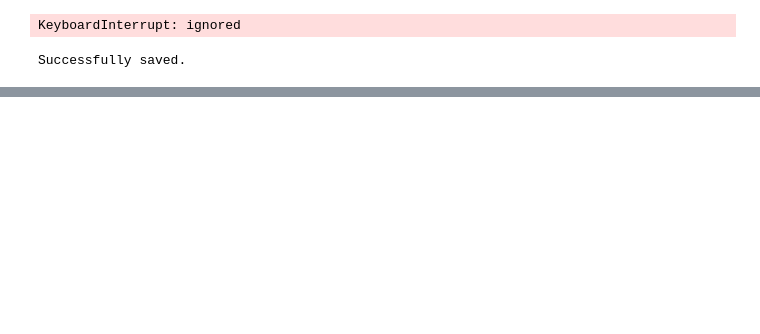
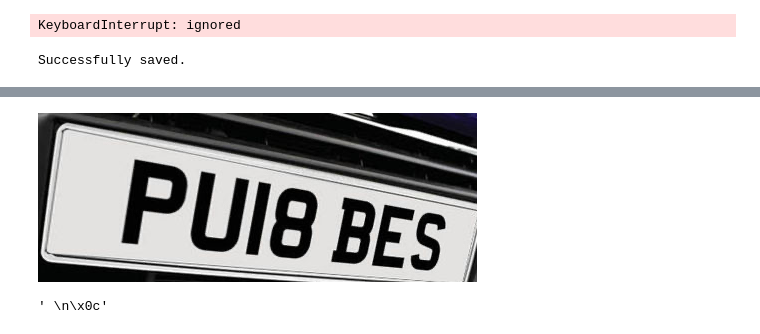
Before and after one commit to KKN18/Car-License-Plate-Detector, a Jupyter notebook: Car_License_Plate_Detector.ipynb, the cells around one changed output, grey strips where cells are left out. Cells and saved outputs as stored; diff of their text form; code cells hidden in the pictures; blank space fills up the shorter version.

```diff
--- a/Car_License_Plate_Detector.ipynb
+++ b/Car_License_Plate_Detector.ipynb
@@ -260,0 +280,19 @@ Label = [0.4375, 0.535, 0.42696629213483145, 0.49063670411985016]
+# %%
+idx = 4
+output, label, image_path = customEval(idx)
+image = cv2.imread(image_path)
+col, row, _ = image.shape
+xmin = int(output[0]*row)
+xmax = int(output[1]*row)
+ymin = int(output[2]*col)
+ymax = int(output[3]*col)
+
+plateImage = image[ymin:ymax, xmin:xmax, :]
+cv2_imshow(plateImage)
+# %% [output]
+[figure, added]
+# %%
+text = pt.image_to_string(plateImage)
+text
+# %% [output]
+' \n\x0c'
```
Also changed, not shown: parts of 10 cells of this notebook.
